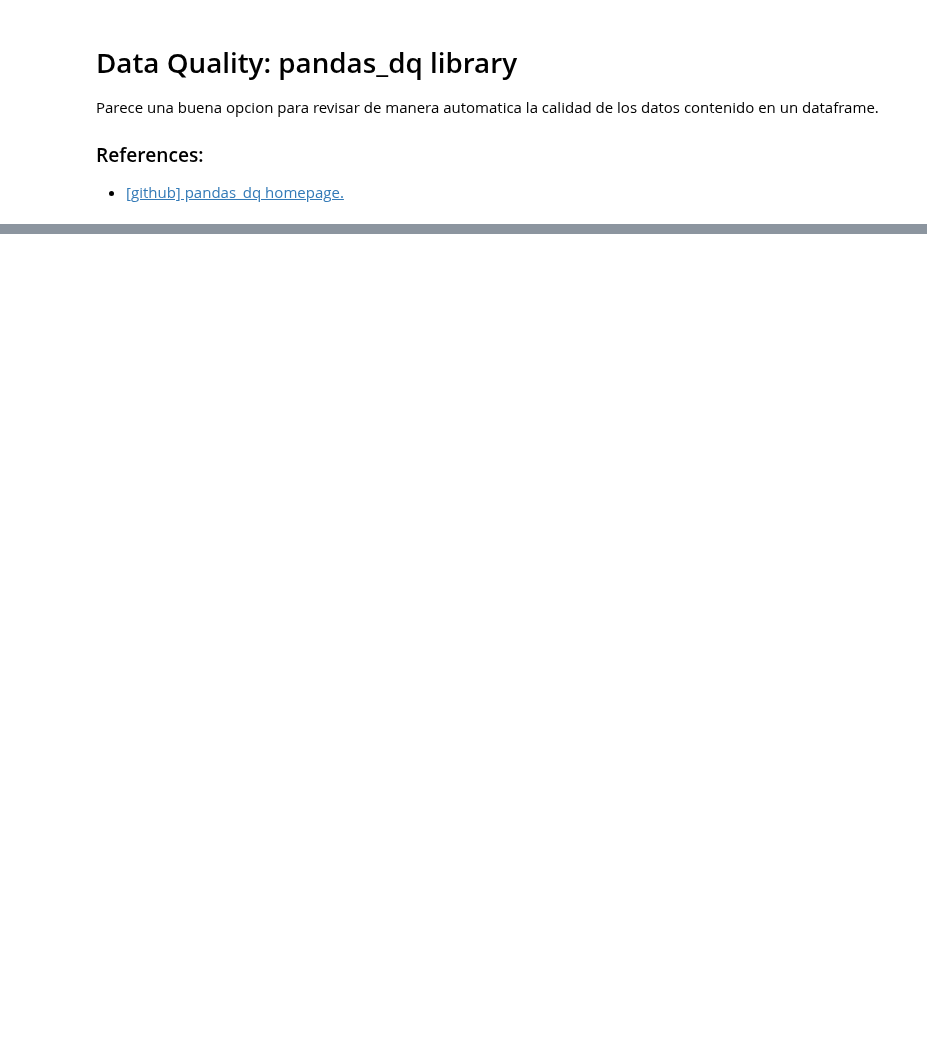
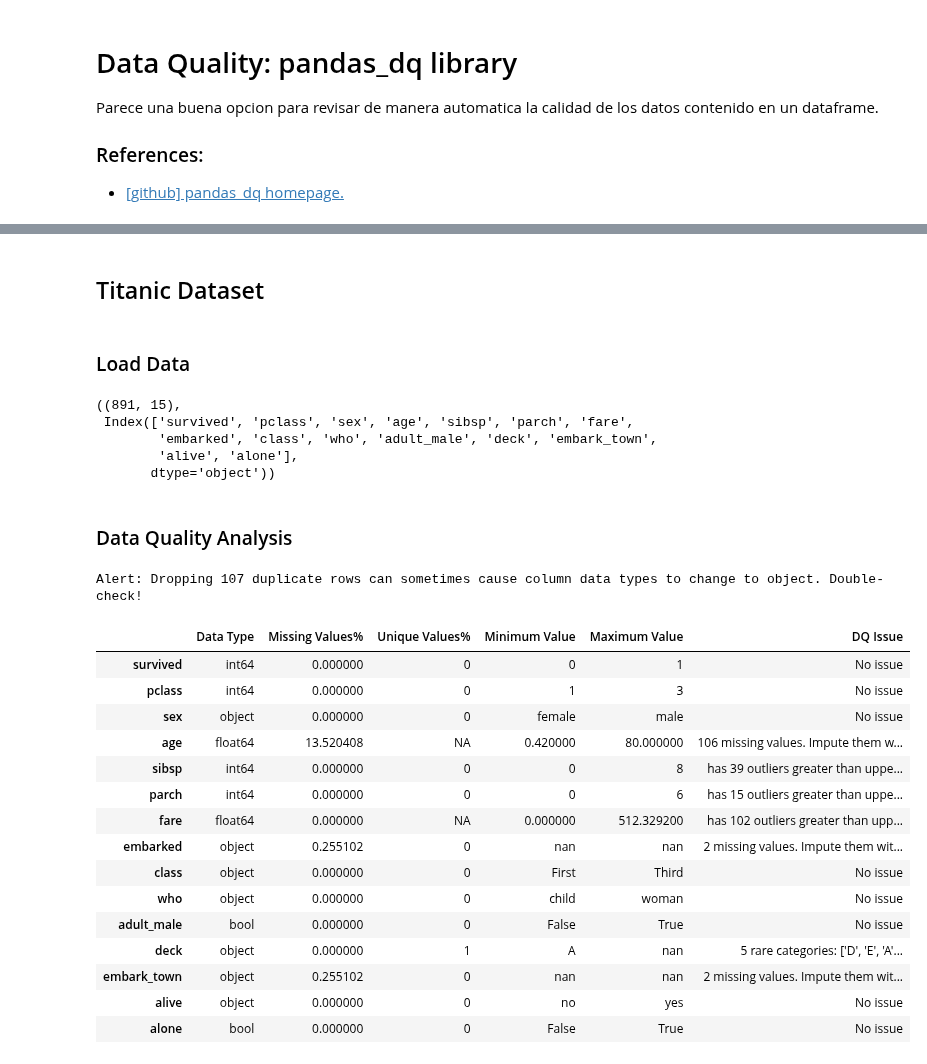
Before and after one commit to jmquintana79/utilsDS, a Jupyter notebook: notebooks/analysis/analysis_data_quality/data_quality-pandas_dq.ipynb, the cells around one changed output, grey strips where cells are left out. Saved outputs shown, nothing was run; the diff lists cells and outputs as text; code cells hidden in the pictures; blank space fills up the shorter version.

```diff
--- a/notebooks/analysis/analysis_data_quality/data_quality-pandas_dq.ipynb
+++ b/notebooks/analysis/analysis_data_quality/data_quality-pandas_dq.ipynb
@@ -48,0 +108,37 @@ data.shape
+# %% [markdown]
+## Titanic Dataset
+# %% [markdown]
+### Load Data
+# %%
+data = seaborn.load_dataset('titanic')
+data["class"] = data["class"].astype(str)
+data["deck"] = data["deck"].astype(str)
+data.shape, data.columns
+# %% [output]
+((891, 15),
+ Index(['survived', 'pclass', 'sex', 'age', 'sibsp', 'parch', 'fare',
+        'embarked', 'class', 'who', 'adult_male', 'deck', 'embark_town',
+        'alive', 'alone'],
+       dtype='object'))
+# %% [markdown]
+### Data Quality Analysis
+# %%
+df_report = dq_report(data, target = "survived", csv_engine="pandas", verbose=1)
+# %% [output]
+Alert: Dropping 107 duplicate rows can sometimes cause column data types to change to object. Double-check!
+|  | Data Type | Missing Values% | Unique Values% | Minimum Value | Maximum Value | DQ Issue |
+| survived | int64 | 0.000000 | 0 | 0 | 1 | No issue |
+| pclass | int64 | 0.000000 | 0 | 1 | 3 | No issue |
+| sex | object | 0.000000 | 0 | female | male | No issue |
+| age | float64 | 13.520408 | NA | 0.420000 | 80.000000 | 106 missing values. Impute them w... |
+| sibsp | int64 | 0.000000 | 0 | 0 | 8 | has 39 outliers greater than uppe... |
+| parch | int64 | 0.000000 | 0 | 0 | 6 | has 15 outliers greater than uppe... |
+| fare | float64 | 0.000000 | NA | 0.000000 | 512.329200 | has 102 outliers greater than upp... |
+| embarked | object | 0.255102 | 0 | nan | nan | 2 missing values. Impute them wit... |
+| class | object | 0.000000 | 0 | First | Third | No issue |
+| who | object | 0.000000 | 0 | child | woman | No issue |
+| adult_male | bool | 0.000000 | 0 | False | True | No issue |
+| deck | object | 0.000000 | 1 | A | nan | 5 rare categories: ['D', 'E', 'A'... |
+| embark_town | object | 0.255102 | 0 | nan | nan | 2 missing values. Impute them wit... |
+| alive | object | 0.000000 | 0 | no | yes | No issue |
+| alone | bool | 0.000000 | 0 | False | True | No issue |
```
Also changed, not shown: parts of 12 cells of this notebook.
